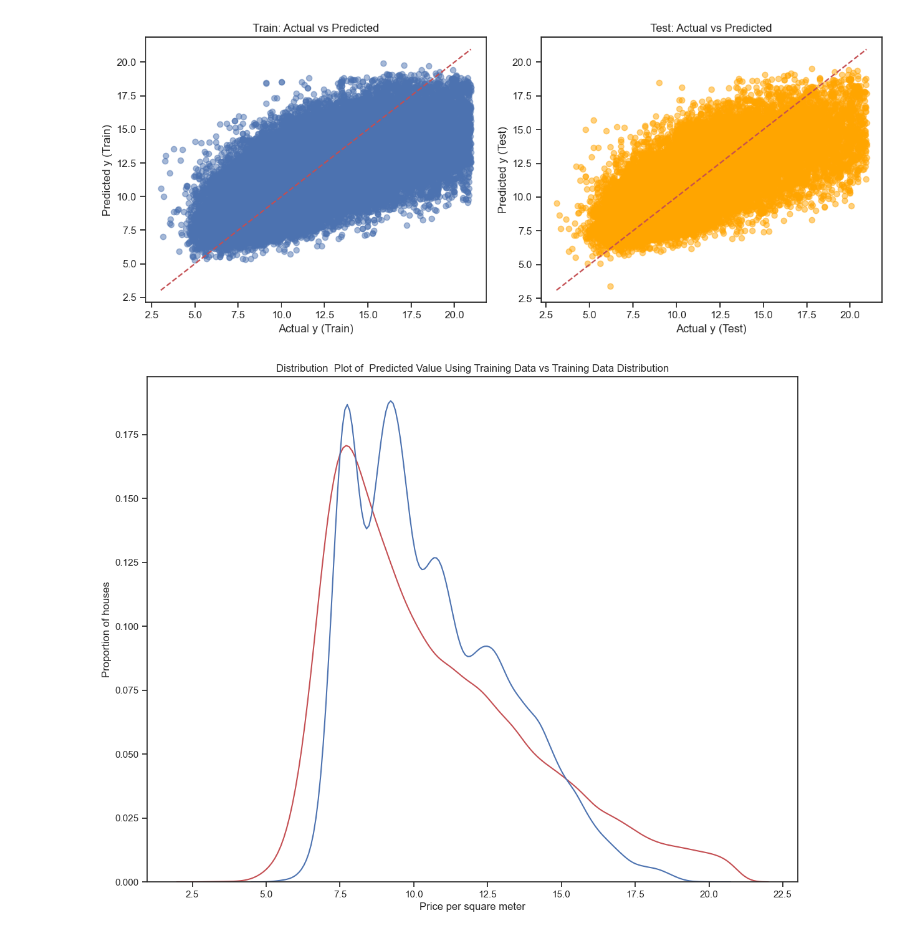
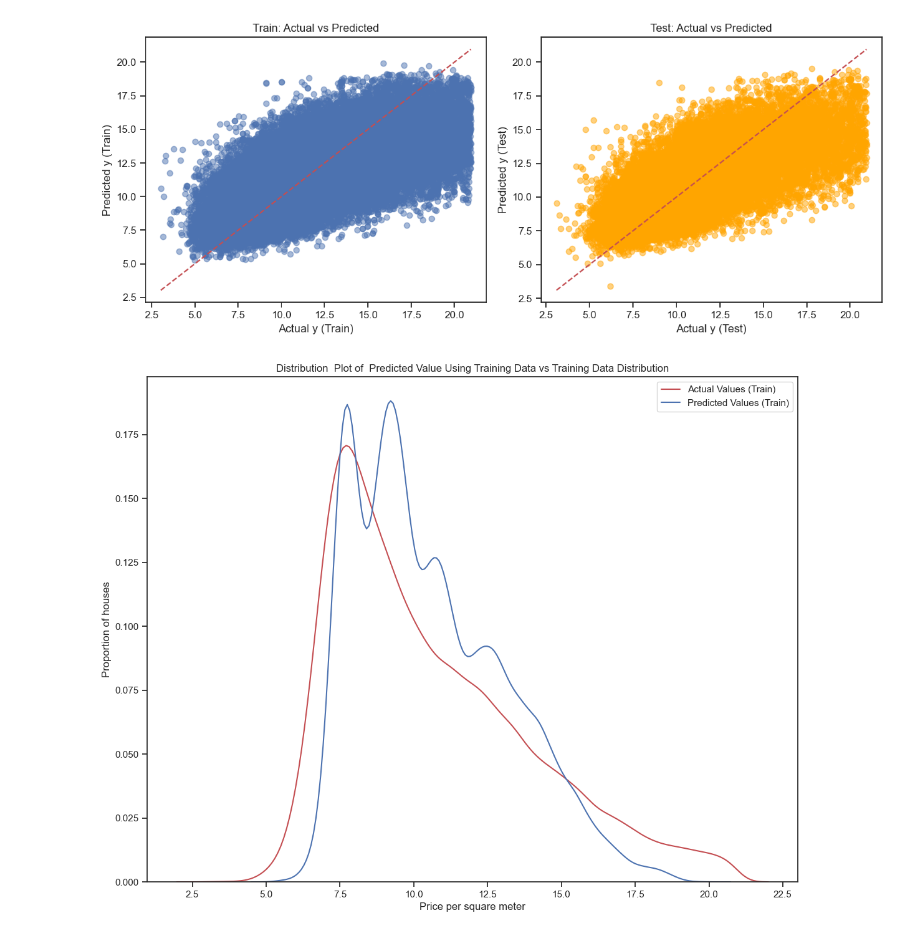
Before and after one commit to AnhLe87/Germany-Housing-Price-Prediction, a Jupyter notebook: notebook/Germany housing.ipynb, the cells around one changed output. Saved outputs shown, nothing was run; the diff lists cells and outputs as text; code cells hidden in the pictures.

```diff
--- a/notebook/Germany housing.ipynb
+++ b/notebook/Germany housing.ipynb
@@ -1490,7 +1491,7 @@ plt.show()
 # %% [output]
 [figure]
 # %%
-def DistributionPlot(RedFunction, BlueFunction, RedName, BlueName, Title):
+def DistributionPlot(RedFunction, BlueFunction, RedName, BlueName, Title, filename):
     width = 12
     height = 10
     plt.figure(figsize=(width, height))
@@ -1501,12 +1502,17 @@ def DistributionPlot(RedFunction, BlueFunction, RedName, BlueName, Title):
     plt.title(Title)
     plt.xlabel('Price per square meter')
     plt.ylabel('Proportion of houses')
+    plt.legend()
+
+    if filename:
+        plt.savefig(filename, dpi = 300, bbox_inches = "tight")
+
     plt.show()
     plt.close()
 # %%
 Title = 'Distribution  Plot of  Predicted Value Using Training Data vs Training Data Distribution'
-DistributionPlot(y_train, y_train_hat, "Actual Values (Train)", "Predicted Values (Train)", Title)
+DistributionPlot(y_train, y_train_hat, "Actual Values (Train)", "Predicted Values (Train)", Title, "Predicted_vs_actual_training.png")
 # %% [output]
-[figure, old version]
+[figure, new version]
 # %%
 Title='Distribution  Plot of  Predicted Value Using Test Data vs Data Distribution of Test Data'
```
Also changed, not shown: parts of 5 cells of this notebook, 4 other files.
